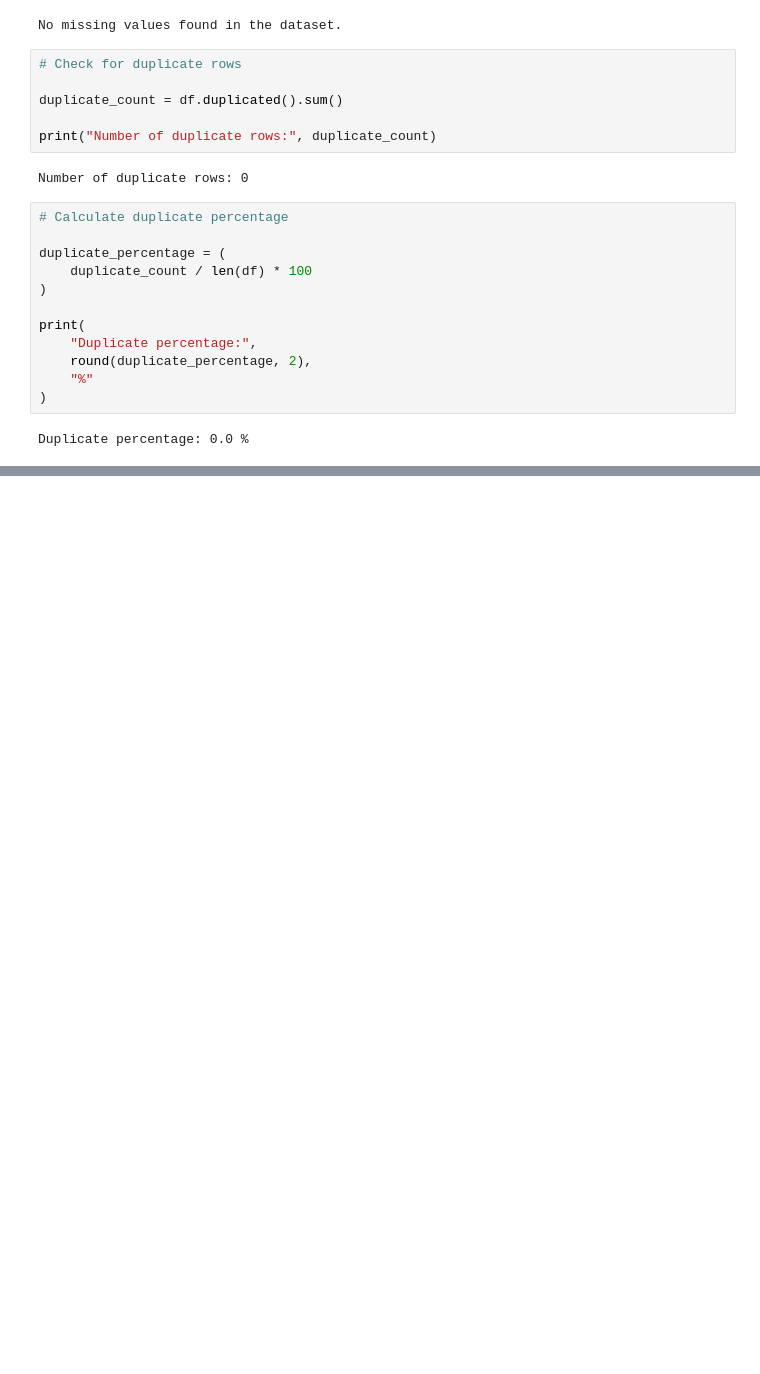
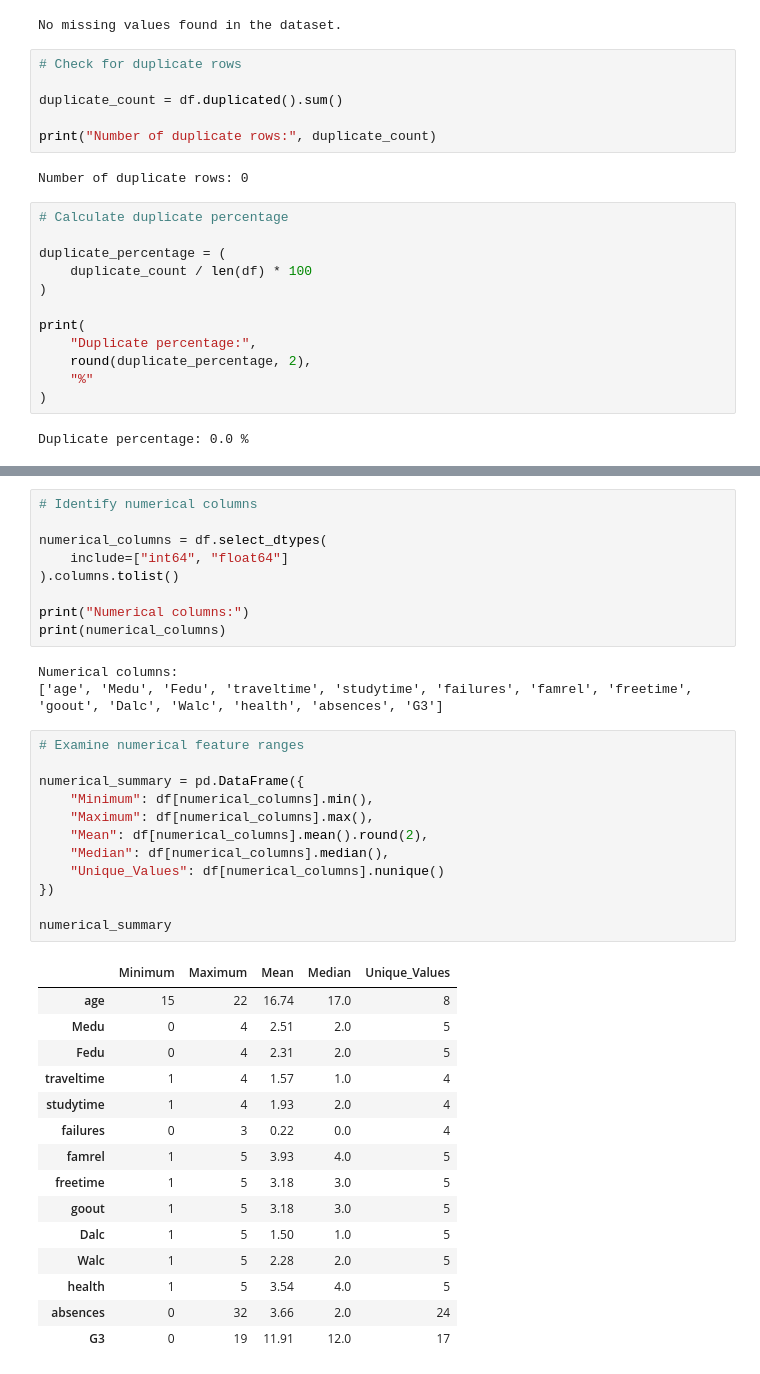
Before and after one commit to lightcode01-oss/IYB_INTERNSHIP, a Jupyter notebook: Day_04_Data_Quality_Analysis.ipynb, the cells around one changed output, grey strips where cells are left out. Saved outputs shown, nothing was run; the diff lists cells and outputs as text; blank space fills up the shorter version.

```diff
--- a/Day_04_Data_Quality_Analysis.ipynb
+++ b/Day_04_Data_Quality_Analysis.ipynb
@@ -219,0 +267,40 @@ Duplicate percentage: 0.0 %
+# %%
+# Identify numerical columns
+
+numerical_columns = df.select_dtypes(
+    include=["int64", "float64"]
+).columns.tolist()
+
+print("Numerical columns:")
+print(numerical_columns)
+# %% [output]
+Numerical columns:
+['age', 'Medu', 'Fedu', 'traveltime', 'studytime', 'failures', 'famrel', 'freetime', 'goout', 'Dalc', 'Walc', 'health', 'absences', 'G3']
+# %%
+# Examine numerical feature ranges
+
+numerical_summary = pd.DataFrame({
+    "Minimum": df[numerical_columns].min(),
+    "Maximum": df[numerical_columns].max(),
+    "Mean": df[numerical_columns].mean().round(2),
+    "Median": df[numerical_columns].median(),
+    "Unique_Values": df[numerical_columns].nunique()
+})
+
+numerical_summary
+# %% [output]
+|  | Minimum | Maximum | Mean | Median | Unique_Values |
+| age | 15 | 22 | 16.74 | 17.0 | 8 |
+| Medu | 0 | 4 | 2.51 | 2.0 | 5 |
+| Fedu | 0 | 4 | 2.31 | 2.0 | 5 |
+| traveltime | 1 | 4 | 1.57 | 1.0 | 4 |
+| studytime | 1 | 4 | 1.93 | 2.0 | 4 |
+| failures | 0 | 3 | 0.22 | 0.0 | 4 |
+| famrel | 1 | 5 | 3.93 | 4.0 | 5 |
+| freetime | 1 | 5 | 3.18 | 3.0 | 5 |
+| goout | 1 | 5 | 3.18 | 3.0 | 5 |
+| Dalc | 1 | 5 | 1.50 | 1.0 | 5 |
+| Walc | 1 | 5 | 2.28 | 2.0 | 5 |
+| health | 1 | 5 | 3.54 | 4.0 | 5 |
+| absences | 0 | 32 | 3.66 | 2.0 | 24 |
+| G3 | 0 | 19 | 11.91 | 12.0 | 17 |
```
Also changed, not shown: parts of 7 cells of this notebook.
